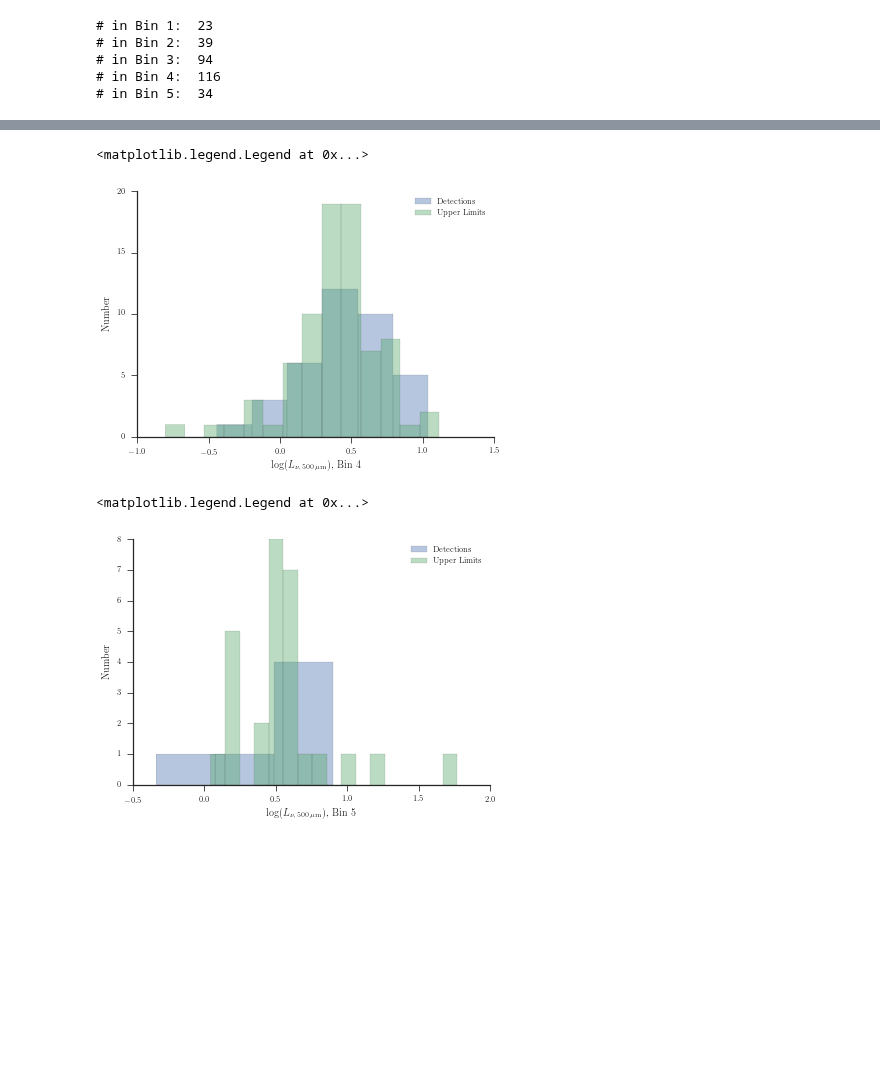
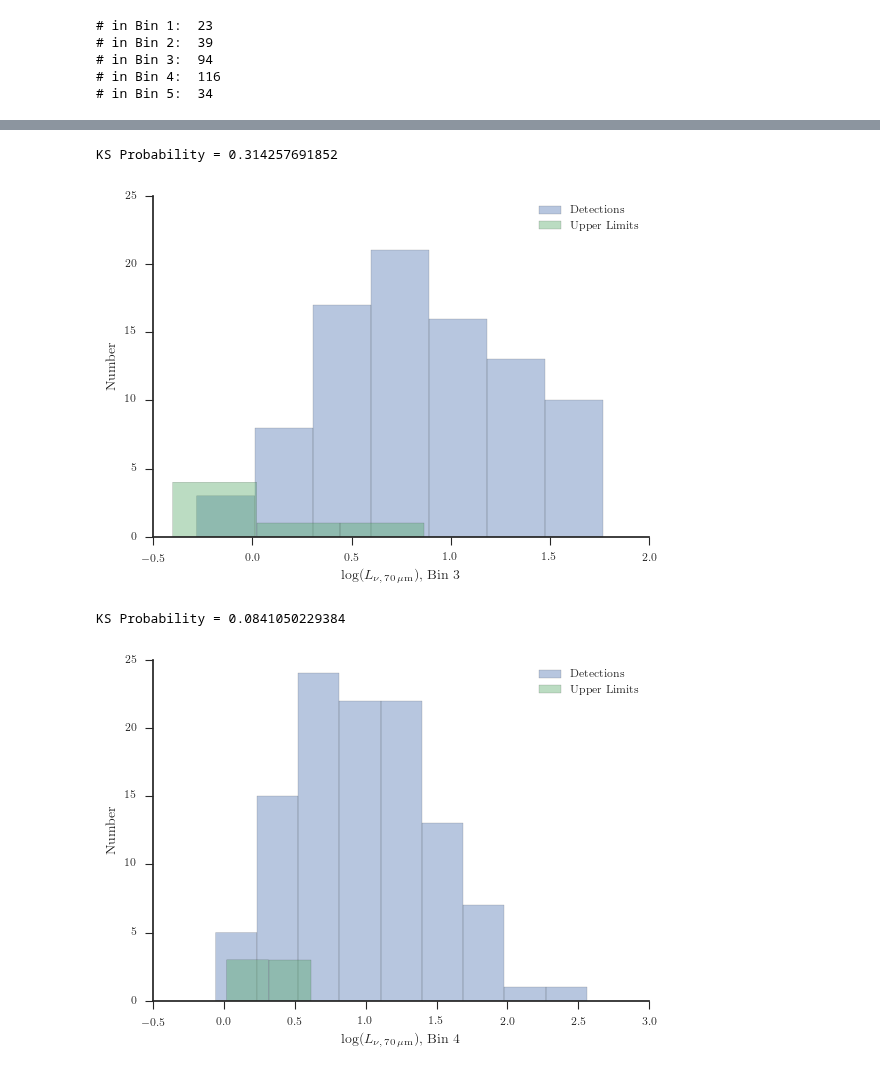
Before and after one commit to ttshimiz/bat-agn-sed-fitting-paper, a Jupyter notebook: ipython_notebooks/lumdensity-upperlimit-distribution.ipynb, the cells around one changed output, grey strips where cells are left out. Cells and saved outputs as stored; diff of their text form; code cells hidden in the pictures; blank space fills up the shorter version.

```diff
--- a/ipython_notebooks/lumdensity-upperlimit-distribution.ipynb
+++ b/ipython_notebooks/lumdensity-upperlimit-distribution.ipynb
@@ -337,26 +88,32 @@ plt.legend(['Detections', 'Upper Limits'])
-# %%
-f = sed.loc[bin_4, 'LPLW'].values
-ferr = sed.loc[bin_4, 'LPLW_err'].values
-ul = f == 0
-sn.distplot(np.log10(f[~ul]), kde=False)
-sn.distplot(np.log10(ferr[ul]), kde=False)
-sn.despine()
-plt.xlabel(r'$\log$($L_{\nu,\,500\,\mu\rm{m}}$), Bin 4')
-plt.ylabel('Number')
-plt.legend(['Detections', 'Upper Limits'])
-# %% [output]
-<matplotlib.legend.Legend at 0x...>
-[figure, removed]
-# %%
-f = sed.loc[bin_5, 'LPLW'].values
-ferr = sed.loc[bin_5, 'LPLW_err'].values
-ul = f == 0
-sn.distplot(np.log10(f[~ul]), kde=False)
-sn.distplot(np.log10(ferr[ul]), kde=False)
-sn.despine()
-plt.xlabel(r'$\log$($L_{\nu,\,500\,\mu\rm{m}}$), Bin 5')
-plt.ylabel('Number')
-plt.legend(['Detections', 'Upper Limits'])
-# %% [output]
-<matplotlib.legend.Legend at 0x...>
-[figure, removed]
+# %%
+f = sed.loc[bin_3, 'LPACS70'].values
+ferr = sed.loc[bin_3, 'LPACS70_err'].values
+ul = f == 0
+sn.distplot(np.log10(f[~ul]), kde=False)
+sn.distplot(np.log10(ferr[ul]), kde=False)
+sn.despine()
+plt.xlabel(r'$\log$($L_{\nu,\,70\,\mu\rm{m}}$), Bin 3')
+plt.ylabel('Number')
+plt.legend(['Detections', 'Upper Limits'])
+plt.savefig('/Users/ttshimiz/Github/bat-agn-sed-fitting-paper/figures/l70_dist_bin3.png', bbox_inches='tight')
+ks_test = stats.ks_2samp(np.log10(f[~ul]), np.log10(ferr[ul]))
+print 'KS Probability =',ks_test[1]*100
+# %% [output]
+KS Probability = 0.314257691852
+[figure, added]
+# %%
+f = sed.loc[bin_4, 'LPACS70'].values
+ferr = sed.loc[bin_4, 'LPACS70_err'].values
+ul = f == 0
+sn.distplot(np.log10(f[~ul]), kde=False)
+sn.distplot(np.log10(ferr[ul]), kde=False)
+sn.despine()
+plt.xlabel(r'$\log$($L_{\nu,\,70\,\mu\rm{m}}$), Bin 4')
+plt.ylabel('Number')
+plt.legend(['Detections', 'Upper Limits'])
+plt.savefig('/Users/ttshimiz/Github/bat-agn-sed-fitting-paper/figures/l70_dist_bin4.png', bbox_inches='tight')
+ks_test = stats.ks_2samp(np.log10(f[~ul]), np.log10(ferr[ul]))
+print 'KS Probability =',ks_test[1]*100
+# %% [output]
+KS Probability = 0.0841050229384
+[figure, added]
```
Also changed, not shown: parts of 38 cells of this notebook, 23 other files.
